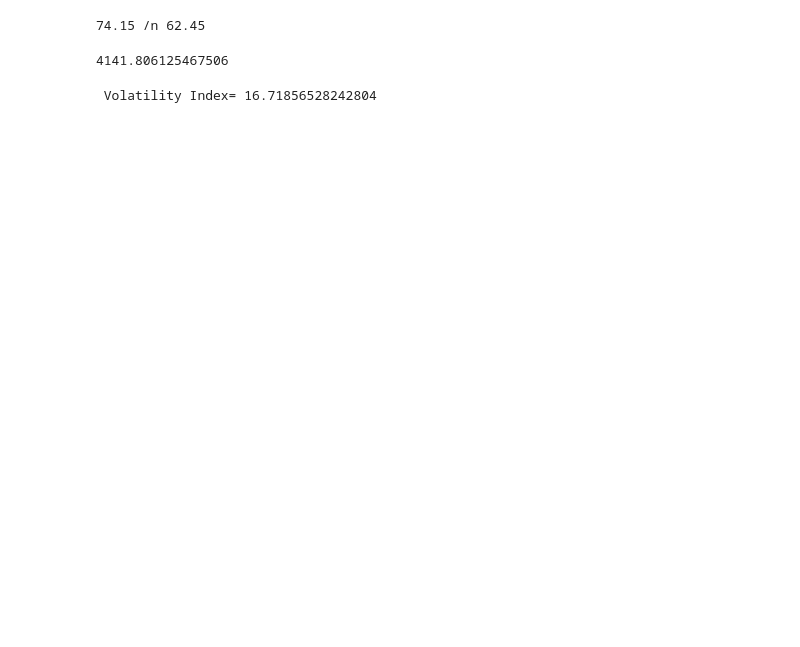
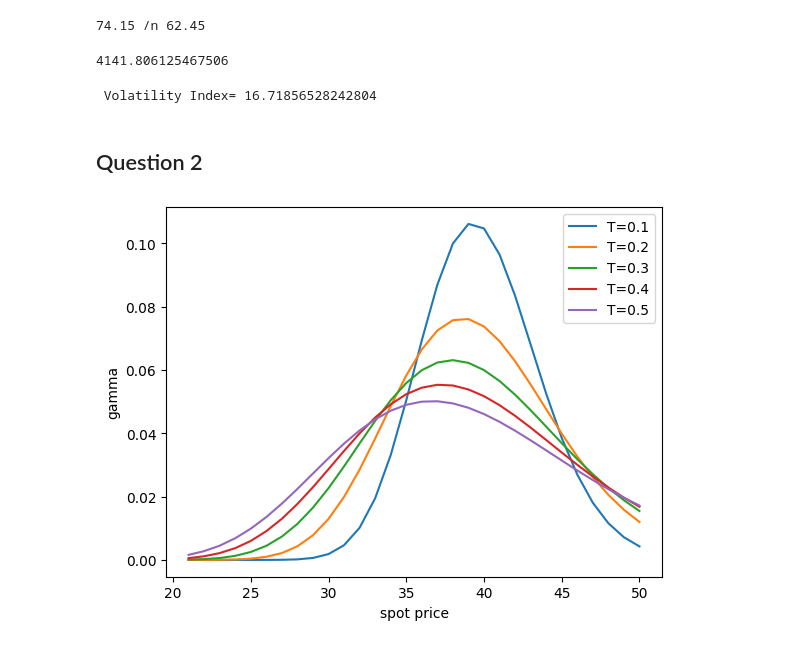
Before and after one commit to yggdrasilyuan/UIUC_code, a Jupyter notebook: pycode/numerical_homework/homework3.ipynb, the cells around one changed output. Drawn from its saved outputs; the diff is of its cells as text; code cells hidden in the pictures; blank space fills up the shorter version.

```diff
--- a/pycode/numerical_homework/homework3.ipynb
+++ b/pycode/numerical_homework/homework3.ipynb
@@ -69,3 +72,58 @@ answer=math.sqrt(theta[0])*100
 print(" Volatility Index=",answer)
 # %% [output]
  Volatility Index= 16.71856528242804
+# %% [markdown]
+## Question 2
+# %%
+# init para
+n = norm.pdf
+N = norm.cdf
+K0 = 40
+r0 = 0.04
+sigma0 = 0.3
+now_p = np.zeros(30)
+T = [0.1,0.2,0.3,0.4,0.5]
+
+def bs_gamma(S, K, T, r, sigma):
+  d1 = (np.log(S/K) + (r + 0.5*sigma**2)*T)/(sigma * np.sqrt(T))
+  return (1/S/sigma/np.sqrt(T)*n(d1))
+
+def bs_vega(S, K, T, r, sigma):
+  d1 = (np.log(S/K) + (r + 0.5*sigma**2)*T)/(sigma * np.sqrt(T))
+  return (S * np.sqrt(T)*n(d1))
+# %%
+gamma1 = np.zeros(30)
+gamma2 = np.zeros(30)
+gamma3 = np.zeros(30)
+gamma4 = np.zeros(30)
+gamma5 = np.zeros(30)
+
+for i in range(30):
+  now_p[i] = 21 + i
+
+for i in range(30):
+  gamma1[i] = bs_gamma(now_p[i], K0, T[0], r0, sigma0)
+
+for i in range(30):
+  gamma2[i] = bs_gamma(now_p[i], K0, T[1], r0, sigma0)
+
+for i in range(30):
+  gamma3[i] = bs_gamma(now_p[i], K0, T[2], r0, sigma0)
+
+for i in range(30):
+  gamma4[i] = bs_gamma(now_p[i], K0, T[3], r0, sigma0)
+
+for i in range(30):
+  gamma5[i] = bs_gamma(now_p[i], K0, T[4], r0, sigma0)
+
+plt.plot(now_p,gamma1,label = 'T=0.1')
+plt.plot(now_p,gamma2,label = 'T=0.2')
+plt.plot(now_p,gamma3,label = 'T=0.3')
+plt.plot(now_p,gamma4,label = 'T=0.4')
+plt.plot(now_p,gamma5,label = 'T=0.5')
+plt.legend()
+plt.xlabel('spot price')
+plt.ylabel('gamma')
+plt.show()
+# %% [output]
+[figure, added]
```
Also changed, not shown: parts of 2 cells of this notebook, 1 other file.
